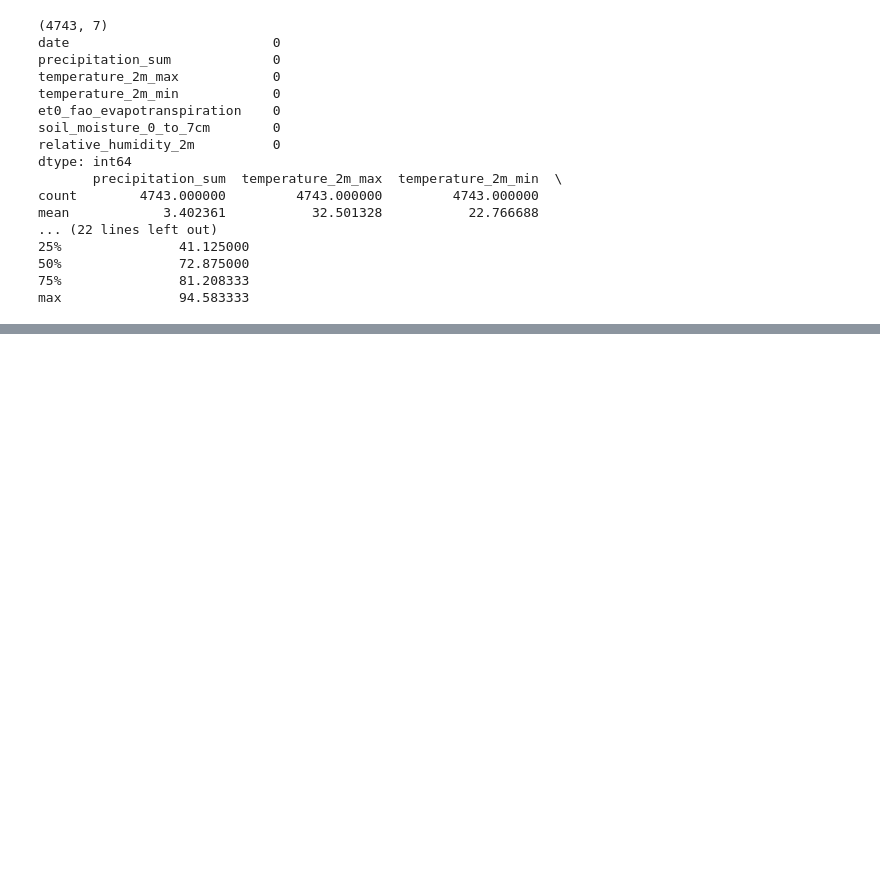
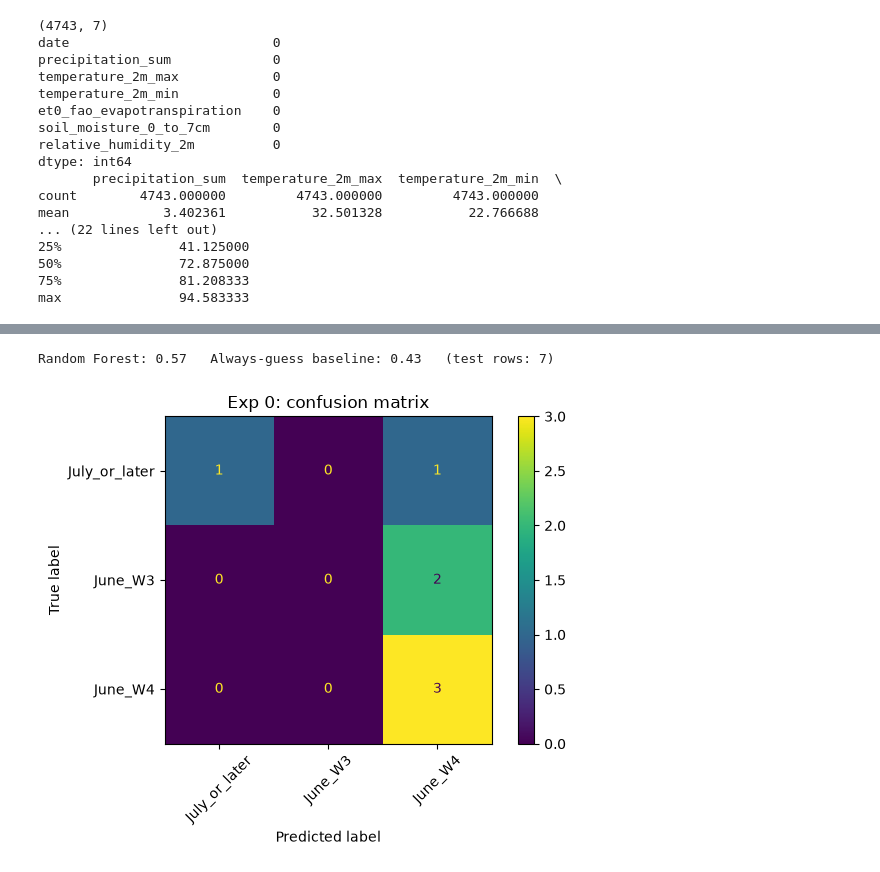
Before and after one commit to samikshadongare06-jpg/aiml-cie, a Jupyter notebook: notebooks/experiments.ipynb, the cells around one changed output, grey strips where cells are left out. Saved outputs shown, nothing was run; the diff lists cells and outputs as text; code cells hidden in the pictures; blank space fills up the shorter version.

Commit message:
data, labels, models
1. gathered data
2. running experiments to build the ladder and have evidemce
3. checked with rahuri krushi vidyapeeth's documentation

```diff
--- a/notebooks/experiments.ipynb
+++ b/notebooks/experiments.ipynb
@@ -28,3 +28,27 @@ mean            3.402361           32.501328           22.766688
 50%               72.875000
 75%               81.208333
 max               94.583333
+# %%
+# setup
+import os, json, warnings
+import numpy as np, pandas as pd
+import matplotlib.pyplot as plt
+from sklearn.ensemble import RandomForestClassifier
+from sklearn.dummy import DummyClassifier
+from sklearn.model_selection import train_test_split, StratifiedKFold, cross_val_score
+from sklearn.metrics import accuracy_score, ConfusionMatrixDisplay
+
+os.makedirs('static/charts', exist_ok=True)
+RS = 42
+results = {}
+
+def log(name, mean, std=0.0):
+    results[name] = {'mean': round(float(mean), 3), 'std': round(float(std), 3)}
+    json.dump(results, open('static/results.json', 'w'), indent=2)
+# %%
+# load the annual table
+annual = pd.read_csv('data/processed/annual_dataset.csv')
+X = annual.drop(columns=['year', 'year_class', 'year_class_3'])
+y = annual['year_class']          # the 5-class label
+print(X.shape)
+print(y.value_counts())
@@ -30,0 +64,22 @@ max               94.583333
+# %%
+# Experiment 0 (single 80/20 split)
+# no stratify=: June_W1 has only 1 year, and stratified splitting would crash
+X_tr, X_te, y_tr, y_te = train_test_split(X, y, test_size=0.2, random_state=RS)
+
+rf = RandomForestClassifier(n_estimators=200, random_state=RS).fit(X_tr, y_tr)
+base = DummyClassifier(strategy='most_frequent').fit(X_tr, y_tr)
+
+acc = accuracy_score(y_te, rf.predict(X_te))
+base_acc = accuracy_score(y_te, base.predict(X_te))
+print(f'Random Forest: {acc:.2f}   Always-guess baseline: {base_acc:.2f}   (test rows: {len(y_te)})')
+log('Exp0 annual 80/20 split', acc)
+log('Baseline (most frequent)', base_acc)
+
+ConfusionMatrixDisplay.from_estimator(rf, X_te, y_te, xticks_rotation=45)
+plt.title('Exp 0: confusion matrix')
+plt.tight_layout()
+plt.savefig('static/charts/exp0_confusion.png', dpi=150)
+plt.show()
+# %% [output]
+Random Forest: 0.57   Always-guess baseline: 0.43   (test rows: 7)
+[figure, added]
```
Also changed, not shown: parts of 6 cells of this notebook, 15 other files.
